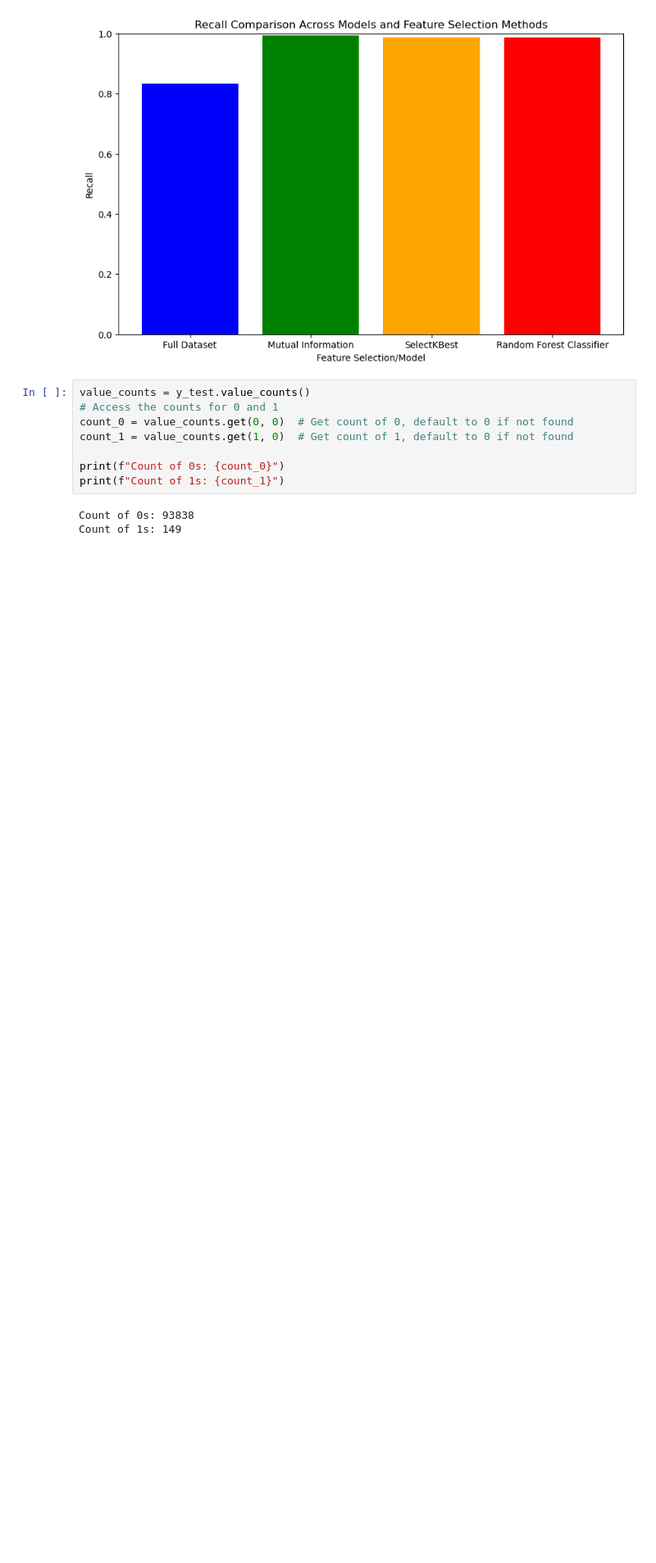
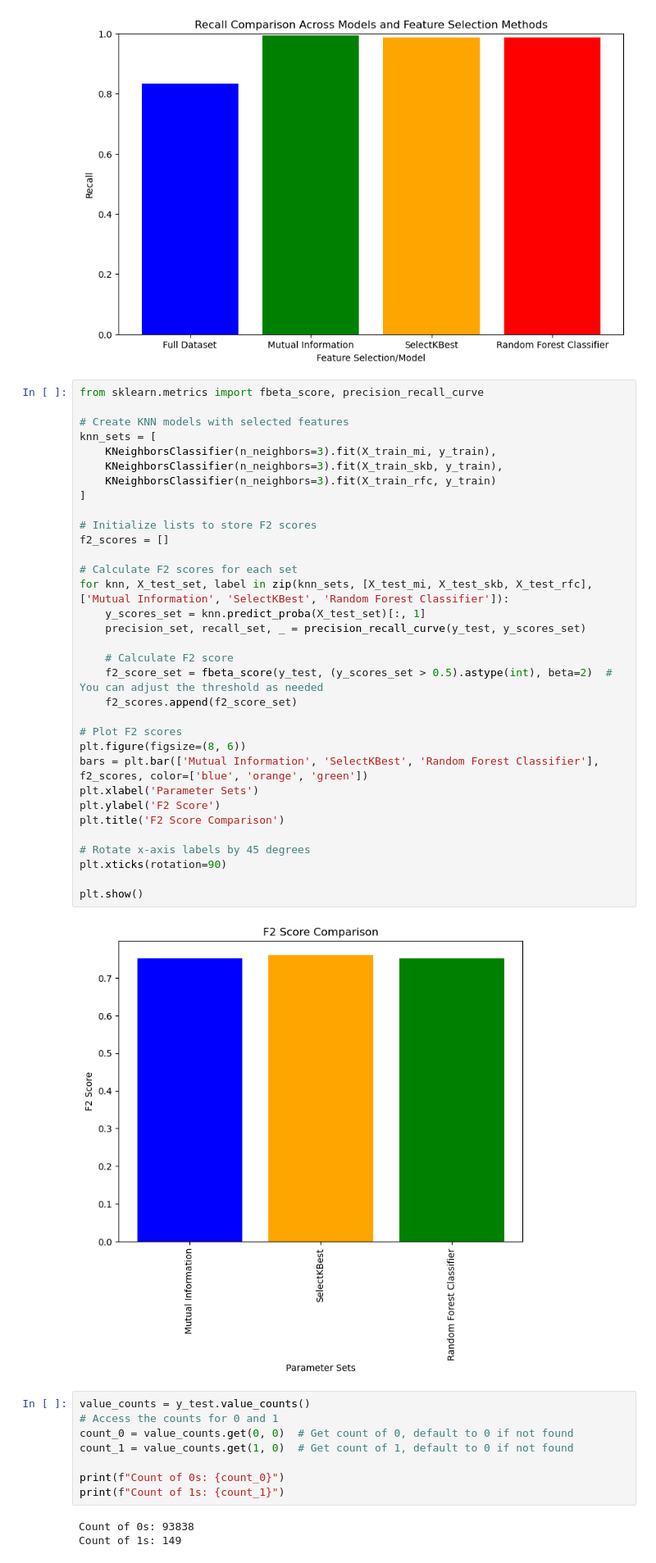
Before and after one commit to AnkitDogra-07/Research-CSE-V, a Jupyter notebook: Work/Notebooks for Data Cleaning/preprocessing.ipynb, the cells around one changed output. Shown at 82% size. Drawn from its saved outputs; the diff is of its cells as text; blank space fills up the shorter version.

```diff
--- a/Work/Notebooks for Data Cleaning/preprocessing.ipynb
+++ b/Work/Notebooks for Data Cleaning/preprocessing.ipynb
@@ -635,6 +635,41 @@ plt.ylim(0, 1)  # Set y-axis limit to ensure consistent scale
 plt.show()
 # %% [output]
 [figure]
+# %%
+from sklearn.metrics import fbeta_score, precision_recall_curve
+
+# Create KNN models with selected features
+knn_sets = [
+    KNeighborsClassifier(n_neighbors=3).fit(X_train_mi, y_train),
+    KNeighborsClassifier(n_neighbors=3).fit(X_train_skb, y_train),
+    KNeighborsClassifier(n_neighbors=3).fit(X_train_rfc, y_train)
+]
+
+# Initialize lists to store F2 scores
+f2_scores = []
+
+# Calculate F2 scores for each set
+for knn, X_test_set, label in zip(knn_sets, [X_test_mi, X_test_skb, X_test_rfc], ['Mutual Information', 'SelectKBest', 'Random Forest Classifier']):
+    y_scores_set = knn.predict_proba(X_test_set)[:, 1]
+    precision_set, recall_set, _ = precision_recall_curve(y_test, y_scores_set)
+
+    # Calculate F2 score
+    f2_score_set = fbeta_score(y_test, (y_scores_set > 0.5).astype(int), beta=2)  # You can adjust the threshold as needed
+    f2_scores.append(f2_score_set)
+
+# Plot F2 scores
+plt.figure(figsize=(8, 6))
+bars = plt.bar(['Mutual Information', 'SelectKBest', 'Random Forest Classifier'], f2_scores, color=['blue', 'orange', 'green'])
+plt.xlabel('Parameter Sets')
+plt.ylabel('F2 Score')
+plt.title('F2 Score Comparison')
+
+# Rotate x-axis labels by 45 degrees
+plt.xticks(rotation=90)
+
+plt.show()
+# %% [output]
+[figure, added]
 # %%
 value_counts = y_test.value_counts()
 # Access the counts for 0 and 1
```
Also changed, not shown: parts of 3 cells of this notebook.
